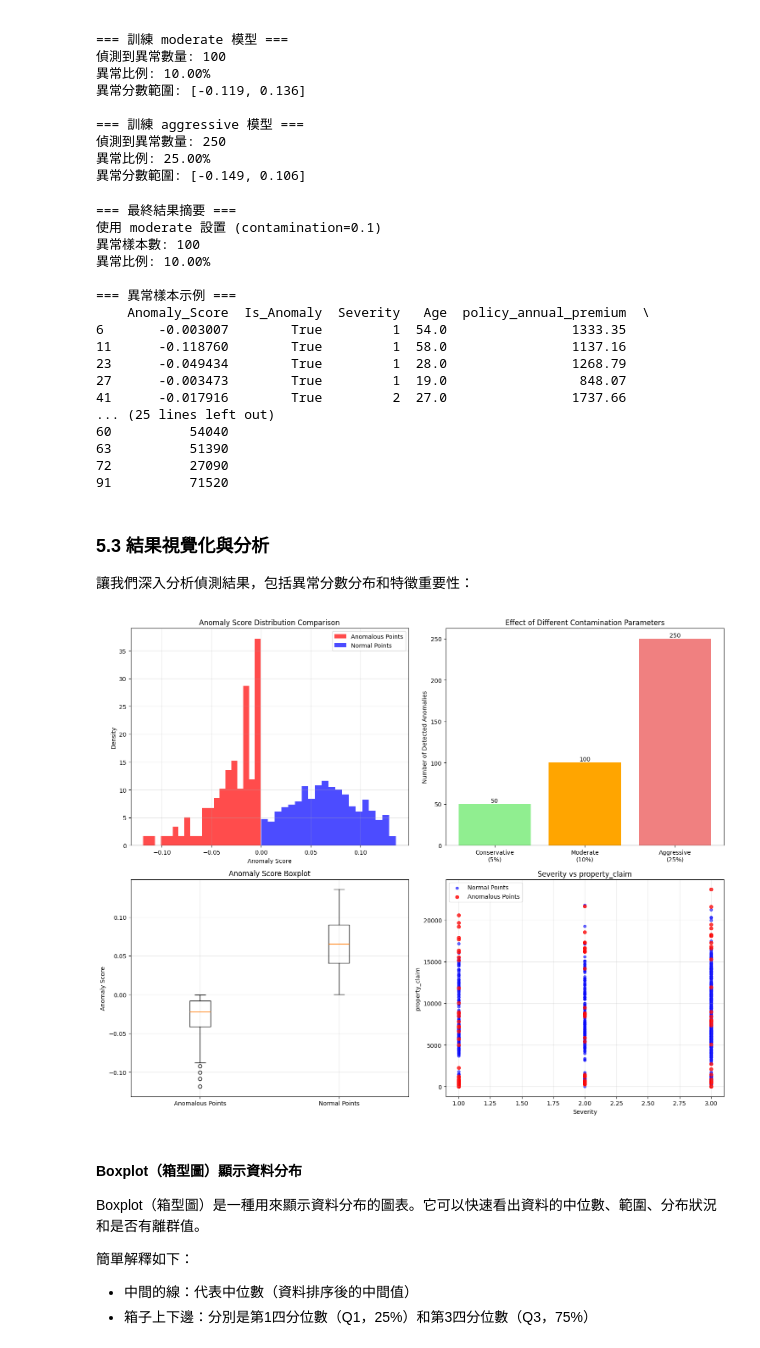
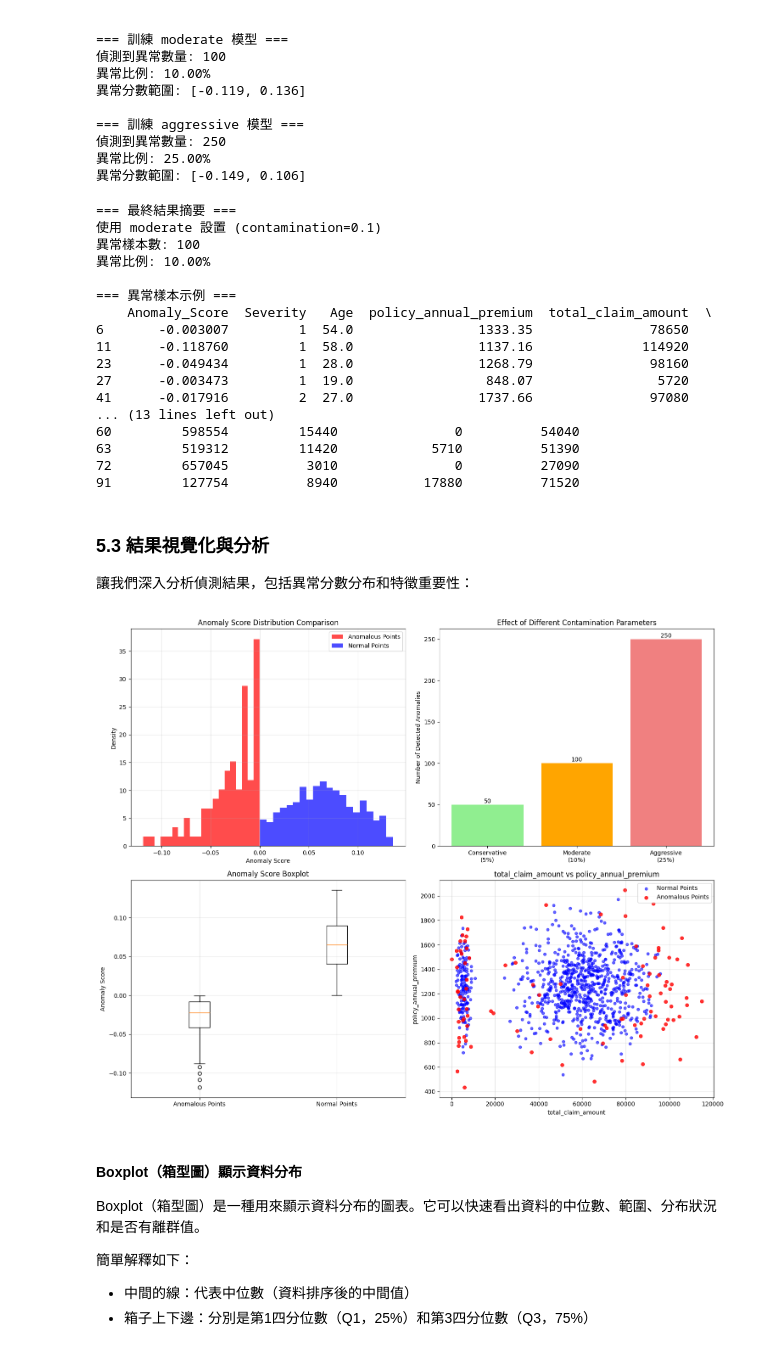
Before and after one commit to jonascheng/anomalyebook, a Jupyter notebook: 05_iforest-fraud-detection.ipynb, the cells around one changed output. Saved outputs shown, nothing was run; the diff lists cells and outputs as text; code cells hidden in the pictures.

```diff
--- a/05_iforest-fraud-detection.ipynb
+++ b/05_iforest-fraud-detection.ipynb
@@ -613,7 +613,7 @@ print(f"異常比例: {np.sum(df['Is_Anomaly'])/len(df):.2%}")
 # 顯示異常樣本示例
 print("\n=== 異常樣本示例 ===")
 anomaly_samples = df[df['Is_Anomaly']].head(10)
-print(anomaly_samples[['Anomaly_Score', 'Is_Anomaly'] + list(data.columns)])
+print(anomaly_samples[['Anomaly_Score'] + list(data.columns)])
 # %% [output]
 === 最終結果摘要 ===
 使用 moderate 設置 (contamination=0.1)
@@ -621,17 +621,17 @@ print(anomaly_samples[['Anomaly_Score', 'Is_Anomaly'] + list(data.columns)])
 異常比例: 10.00%
 
 === 異常樣本示例 ===
-    Anomaly_Score  Is_Anomaly  Severity   Age  policy_annual_premium  \
-6       -0.003007        True         1  54.0                1333.35
-11      -0.118760        True         1  58.0                1137.16
-23      -0.049434        True         1  28.0                1268.79
-27      -0.003473        True         1  19.0                 848.07
-41      -0.017916        True         2  27.0                1737.66
-... (25 lines left out)
-60          54040
-63          51390
-72          27090
-91          71520
+    Anomaly_Score  Severity   Age  policy_annual_premium  total_claim_amount  \
+6       -0.003007         1  54.0                1333.35               78650
+11      -0.118760         1  58.0                1137.16              114920
+23      -0.049434         1  28.0                1268.79               98160
+27      -0.003473         1  19.0                 848.07                5720
+41      -0.017916         2  27.0                1737.66               97080
+... (13 lines left out)
+60         598554         15440               0          54040
+63         519312         11420            5710          51390
+72         657045          3010               0          27090
+91         127754          8940           17880          71520
 # %% [markdown]
 ### 5.3 結果視覺化與分析
 
@@ -666,37 +666,37 @@ for i, v in enumerate(anomaly_counts):
 
 # 3. 異常分數箱型圖
 box_data = [df[df['Is_Anomaly']]['Anomaly_Score'],
            df[~df['Is_Anomaly']]['Anomaly_Score']]
 axes[1, 0].boxplot(box_data, labels=['Anomalous Points', 'Normal Points'])
 axes[1, 0].set_title('Anomaly Score Boxplot')
 axes[1, 0].set_ylabel('Anomaly Score')
 axes[1, 0].grid(True, alpha=0.3)
 
-# 4. 特徵值分布比較（以前兩個特徵為例）
+# 4. 特徵值分布比較（以兩個特徵為例）
 if data.shape[1] >= 2:
-    # 分別為 Severity 和 Age
-    feature1, feature2 = data.columns[0], data.columns[6]
+    # 分別為 total_claim_amount 和 policy_annual_premium
+    feature1, feature2 = data.columns[3], data.columns[2]
 
     # 正常點
     normal_data = df[~df['Is_Anomaly']]
     axes[1, 1].scatter(normal_data[feature1], normal_data[feature2],
                       c='blue', alpha=0.6, s=20, label='Normal Points')
 
     # 異常點
     anomaly_data = df[df['Is_Anomaly']]
     axes[1, 1].scatter(anomaly_data[feature1], anomaly_data[feature2],
                       c='red', alpha=0.8, s=30, label='Anomalous Points')
 
     axes[1, 1].set_title(f'{feature1} vs {feature2}')
     axes[1, 1].set_xlabel(feature1)
     axes[1, 1].set_ylabel(feature2)
     axes[1, 1].legend()
     axes[1, 1].grid(True, alpha=0.3)
 
 plt.tight_layout()
 plt.show()
 # %% [output]
-[figure, old version]
+[figure, new version]
 # %% [markdown]
 #### Boxplot（箱型圖）顯示資料分布
 
```
Also changed, not shown: parts of 13 cells of this notebook.
